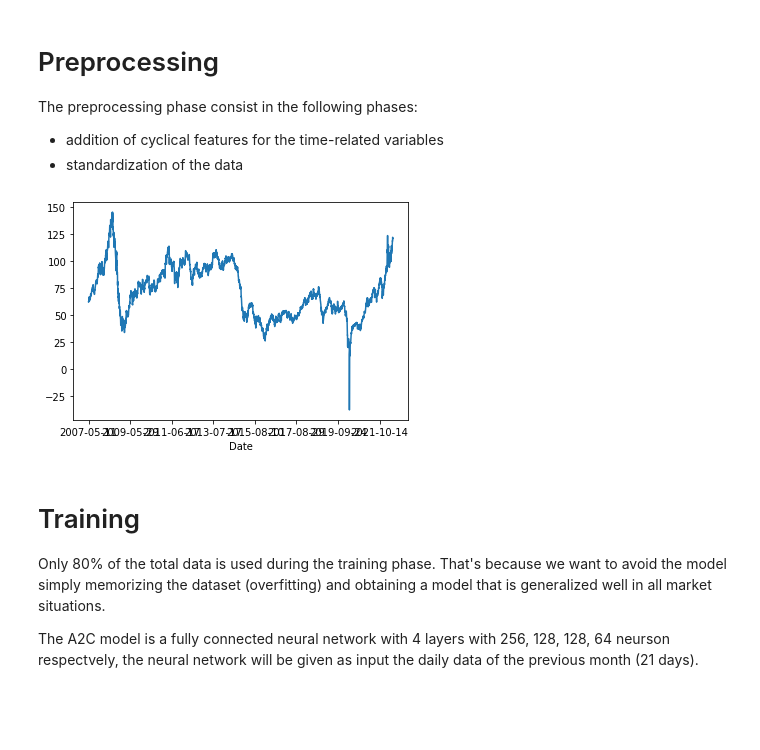
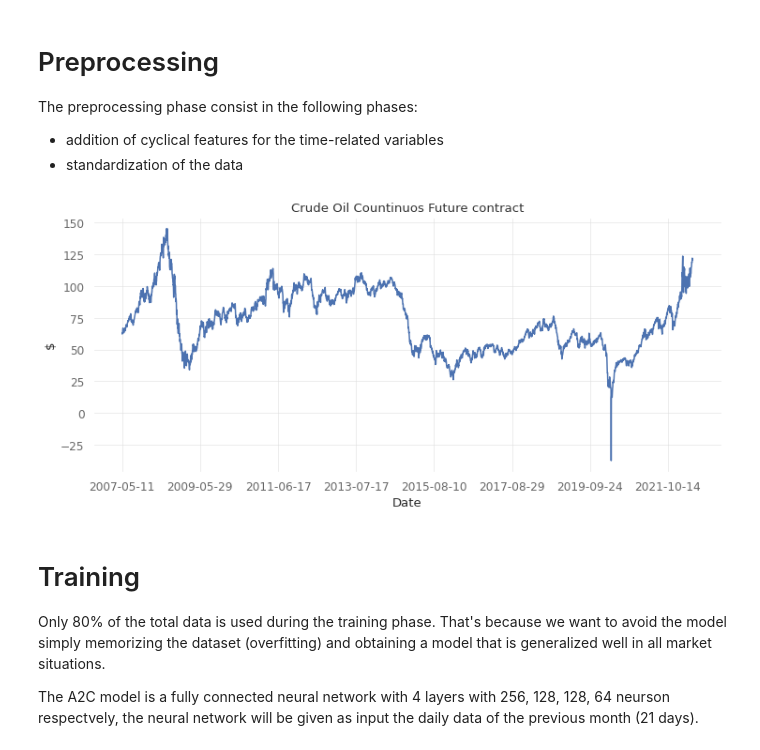
Before and after one commit to paolodelia99/gym-anytrading-2.0, a Jupyter notebook: examples/dqn_cl_stablebaseline.ipynb, the cells around one changed output. Saved outputs shown, nothing was run; the diff lists cells and outputs as text; code cells hidden in the pictures; blank space fills up the shorter version.

```diff
--- a/examples/dqn_cl_stablebaseline.ipynb
+++ b/examples/dqn_cl_stablebaseline.ipynb
@@ -67,10 +65,15 @@ cl_df = pd.read_csv('/content/mydrive/MyDrive/Datasets/trading/CL_daily_adj.csv'
 cl_df = cl_df.set_index('Date')
 cl_df = add_cyclical_features(cl_df)
 cl_df = cl_df.sort_index()
-# %%
-cl_df.close.plot();
-# %% [output]
-[figure, removed]
+# %%
+fig, ax = plt.subplots(1, 1, figsize=(12, 5))
+cl_df.close.plot(ax=ax)
+ax.set_xlabel('Date')
+ax.set_ylabel('$')
+ax.set_title('Crude Oil Countinuos Future contract')
+plt.show()
+# %% [output]
+[figure, added]
 # %%
 sc = StandardScaler()
 cols, cl_index = cl_df.columns, cl_df.index
```
Also changed, not shown: parts of 9 cells of this notebook.
